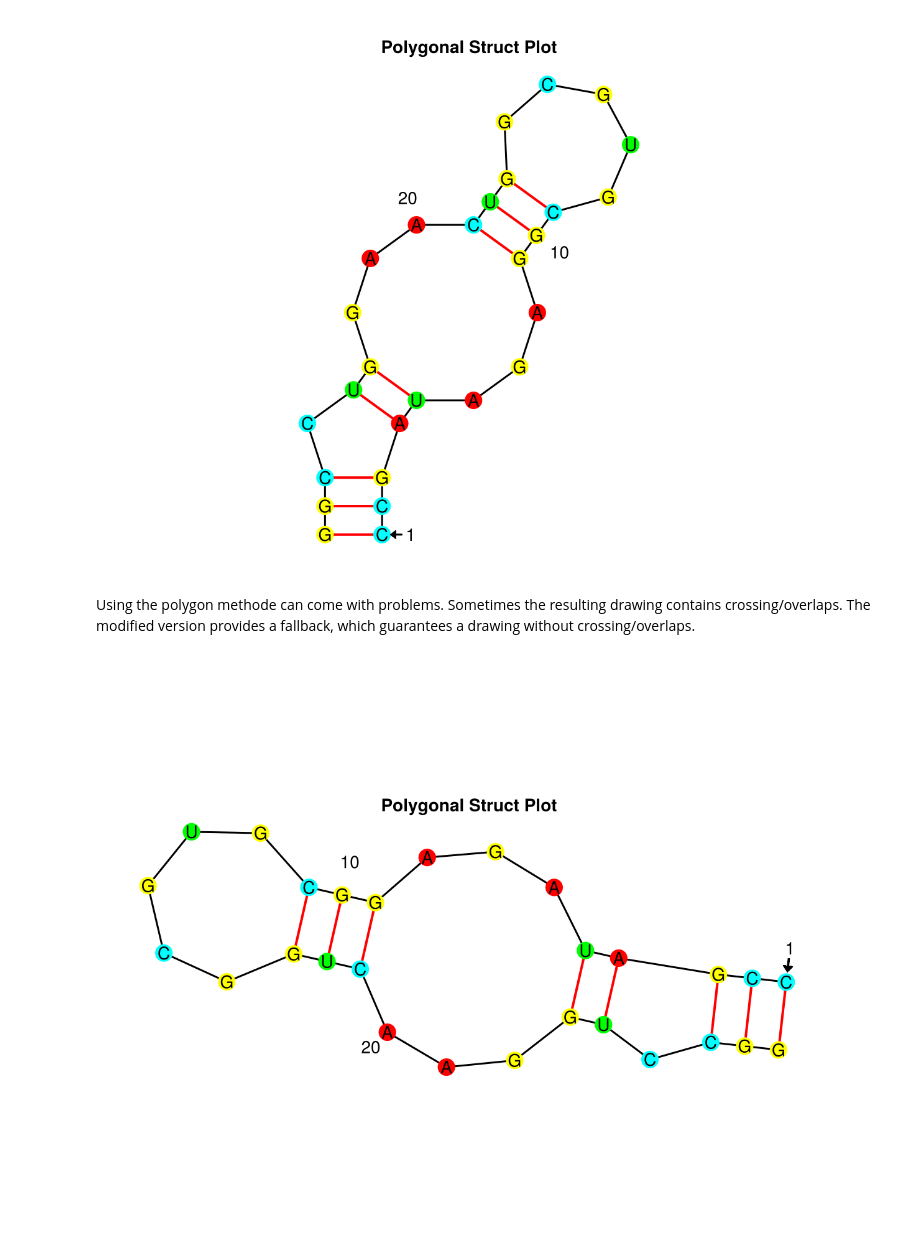
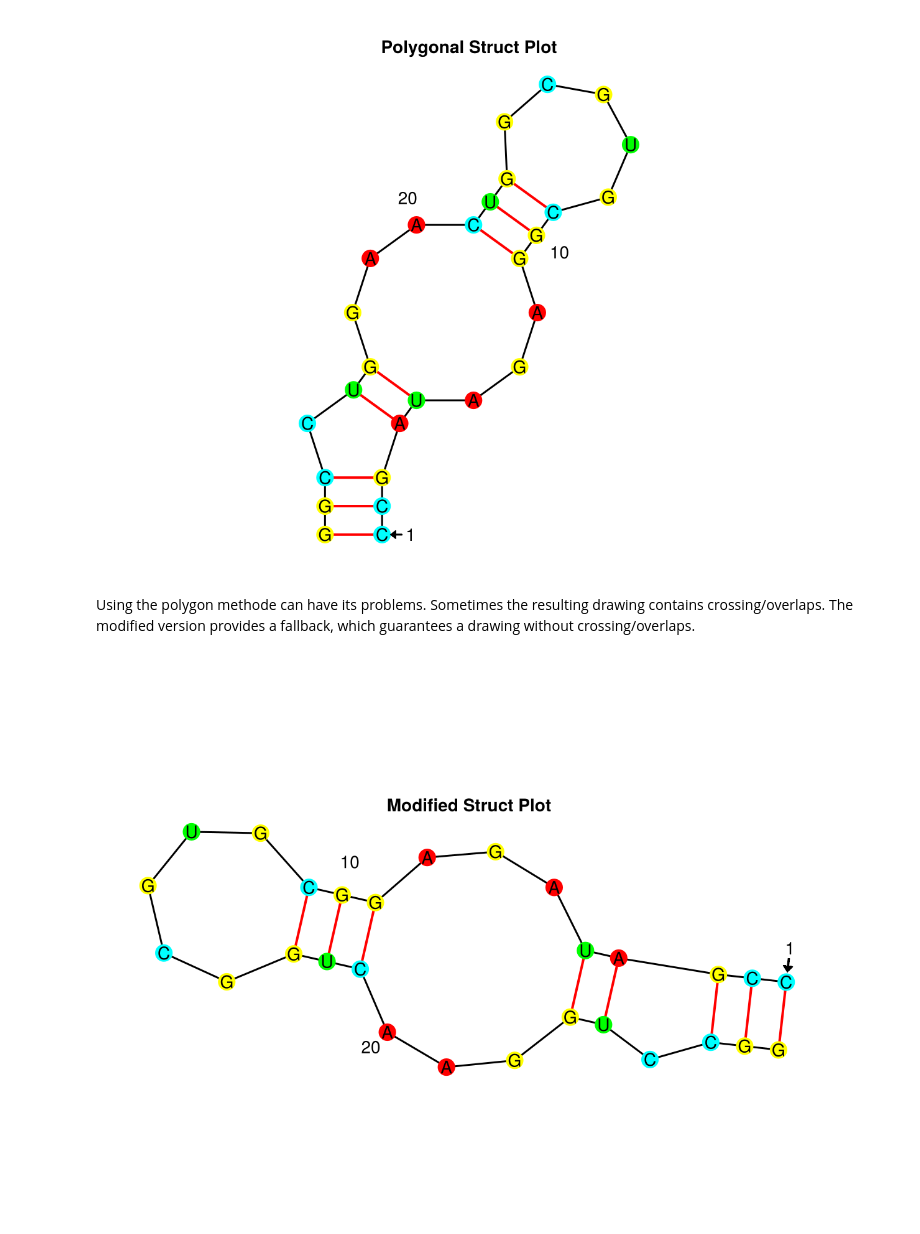
Before and after one commit to romanamo/RNAStructPlot, a Jupyter notebook: demo/showcase.ipynb, the cells around one changed output. Cells and saved outputs as stored; diff of their text form; code cells hidden in the pictures.

```diff
--- a/demo/showcase.ipynb
+++ b/demo/showcase.ipynb
@@ -77,16 +77,16 @@ f
 # %% [output]
 [figure]
 # %% [markdown]
-Using the polygon methode can come with problems. Sometimes the resulting drawing contains crossing/overlaps. The modified version provides a fallback, which guarantees a drawing without crossing/overlaps.
+Using the polygon methode can have its problems. Sometimes the resulting drawing contains crossing/overlaps. The modified version provides a fallback, which guarantees a drawing without crossing/overlaps.
 # %%
 f = Figure()
-ax = Axis(f[1,1], title="Polygonal Struct Plot", aspect=DataAspect())
+ax = Axis(f[1,1], title="Modified Struct Plot", aspect=DataAspect())
 
 Recipes.structureplot!(f[1,1], rnastruct, layout=:modified)
 
 hidedecorations!(ax)
 hidespines!(ax)
 
 f
 # %% [output]
-[figure, old version]
+[figure, new version]
```
Also changed, not shown: parts of 3 cells of this notebook, 5 other files.
